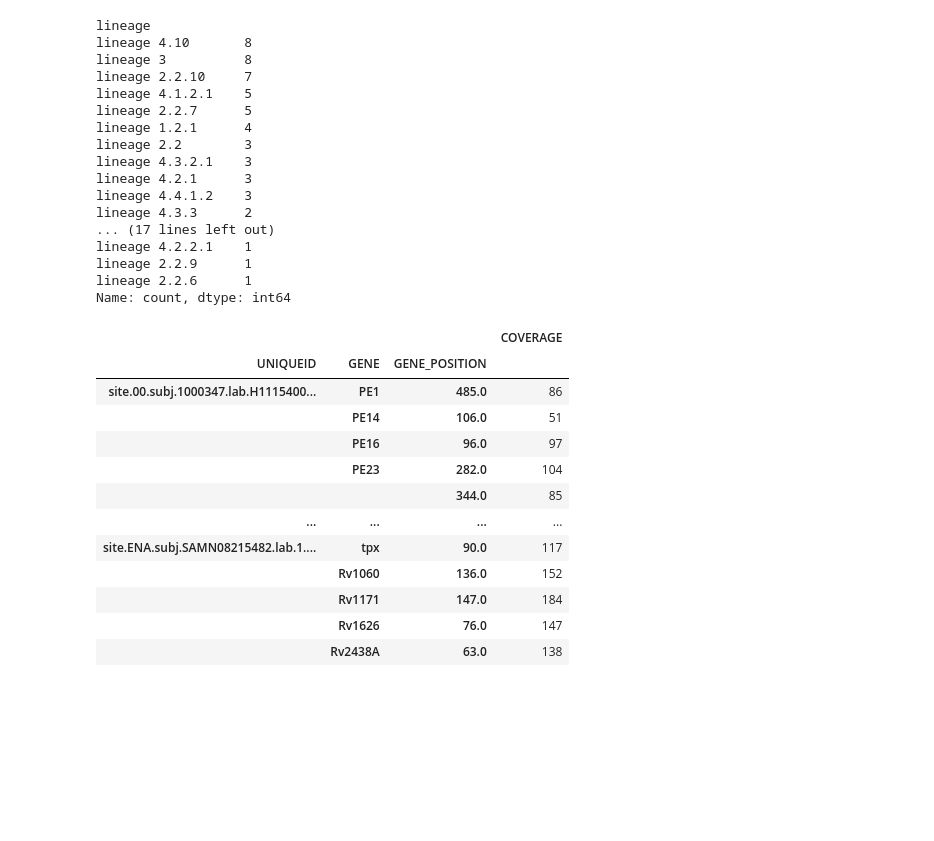
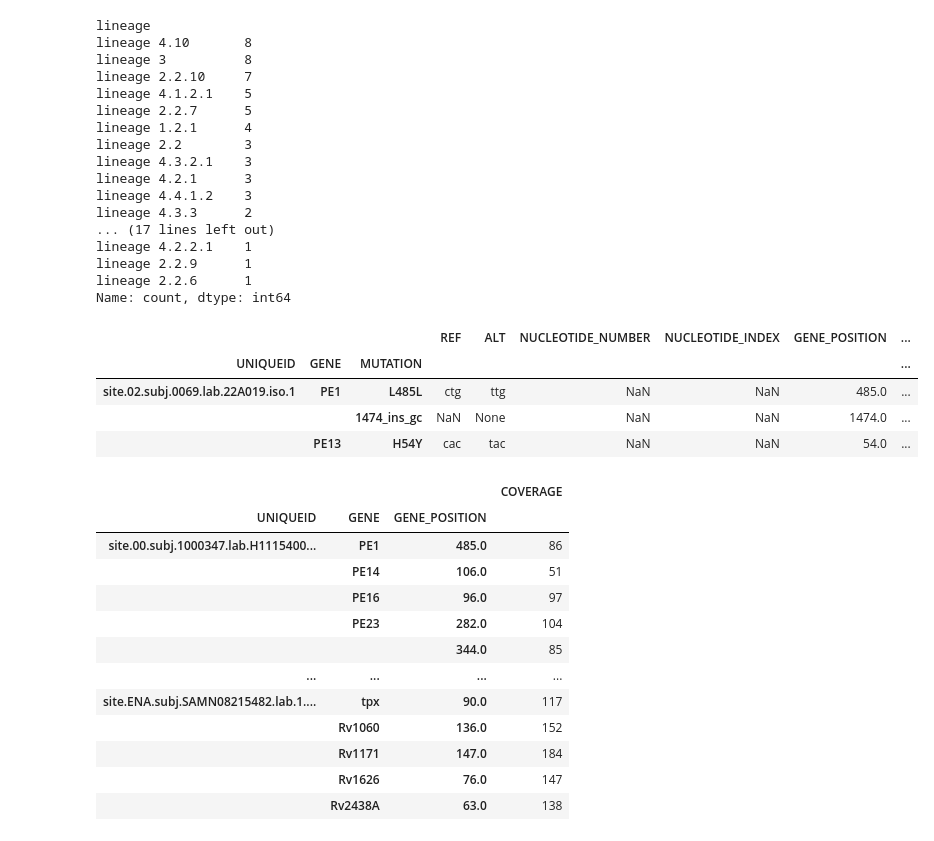
Before and after one commit to fowler-lab/pathogena-analysis-tools, a Jupyter notebook: parse.ipynb, the cells around one changed output. Cells and saved outputs as stored; diff of their text form; code cells hidden in the pictures; blank space fills up the shorter version.

```diff
--- a/parse.ipynb
+++ b/parse.ipynb
@@ -228,6 +228,14 @@ lineage 2.2.6      1
 Name: count, dtype: int64
 # %%
 mutations = pandas.read_parquet('/Users/fowler/files/cryptic/cryptic-tables-3.0.0-alpha.1/cryptic-tables-v3.0.0-alpha.1/MUTATIONS.parquet')
+# %%
+mutations[:3]
+# %% [output]
+|  |  |  | REF | ALT | NUCLEOTIDE_NUMBER | NUCLEOTIDE_INDEX | GENE_POSITION | ... |
+| UNIQUEID | GENE | MUTATION |  |  |  |  |  | ... |
+| site.02.subj.0069.lab.22A019.iso.1 | PE1 | L485L | ctg | ttg | NaN | NaN | 485.0 | ... |
+|  |  | 1474_ins_gc | NaN | None | NaN | NaN | 1474.0 | ... |
+|  | PE13 | H54Y | cac | tac | NaN | NaN | 54.0 | ... |
 # %%
 variants = pandas.read_parquet('/Users/fowler/files/cryptic/cryptic-tables-3.0.0-alpha.1/cryptic-tables-v3.0.0-alpha.1/VARIANTS.parquet')
 # %%
```
